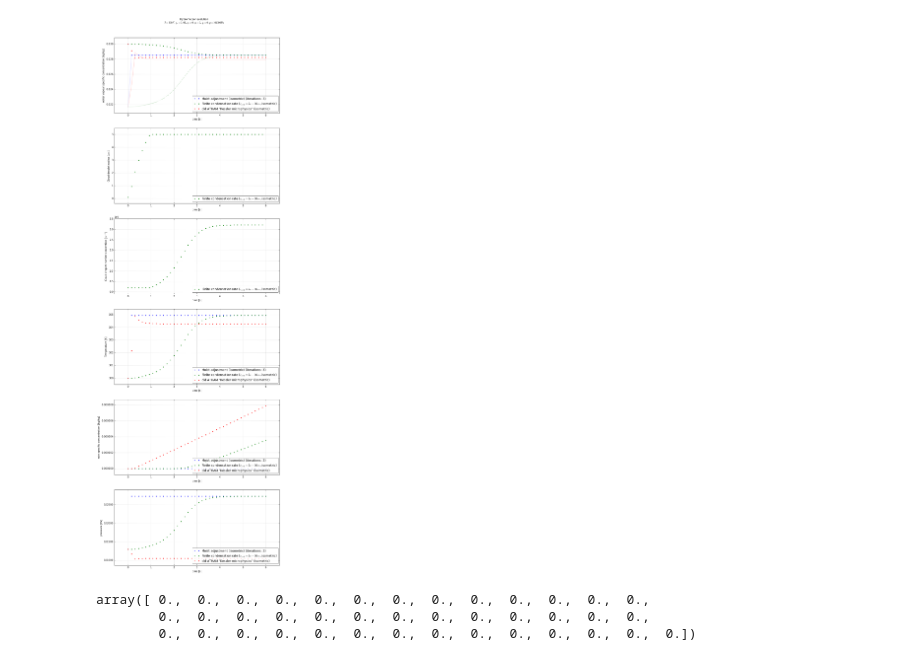
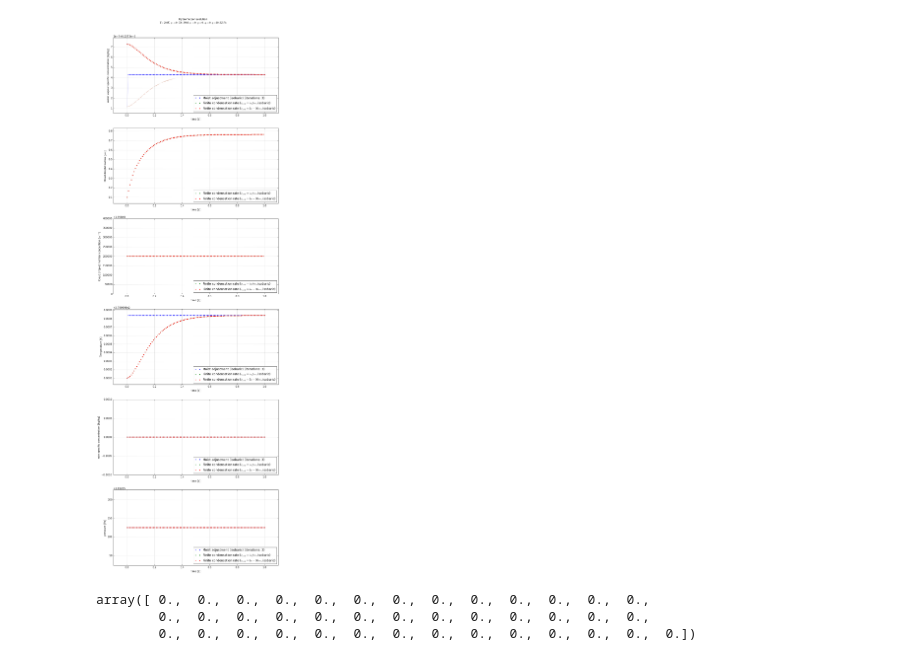
Before and after one commit to leifdenby/python-cloudmodel, a Jupyter notebook: pyclouds/notebooks/New droplet-formation model.ipynb, the cells around one changed output. Saved outputs shown, nothing was run; the diff lists cells and outputs as text; code cells hidden in the pictures.

```diff
--- a/pyclouds/notebooks/New droplet-formation model.ipynb
+++ b/pyclouds/notebooks/New droplet-formation model.ipynb
@@ -10,33 +10,52 @@ from pyclouds.common import Var, ATHAM_constants
 from pyclouds.plotting import plot_hydrometeor_evolution
 from unified_microphysics import constants as um_constants
 # %%
+constants = default_constants
+
 initial_condition = np.zeros((Var.NUM))
-initial_condition[Var.q_v] = 3.0e-2
+
+
+T0 = 280.
+p0 = 101325.
+initial_condition[Var.T] = T0
+initial_condition[Var.p] = p0 # [Pa]
+
+qv_sat0 = parameterisations.ParametersationsWithSpecificConstants(constants=constants).pv_sat.qv_sat(T=T0, p=p0)
+super_saturation = 0.01
+qv0 = (100. + super_saturation)/100.*qv_sat0
+
+t_ = np.linspace(0., 1.0, 100)
+
+initial_condition[Var.q_v] = qv0
 initial_condition[Var.q_l] = 0.0e-2
 
-initial_condition[Var.T] = 300.
-initial_condition[Var.p] = 101300. # [Pa]
+SolverClass = odespy.Euler
 
-t_ = np.linspace(0., 6., 40)
 
-SolverClass = odespy.Euler
-constants = ATHAM_constants
+kw = dict(constants=constants)
+kw['model_constraint'] = 'isobaric'
 
 solutions = []
 #solutions.append(microphysics_model.integrate(initial_condition=initial_condition, t=t_, p0=p0))
-solutions.append(cloud_microphysics.MoistAdjustmentMicrophysics(constants=constants).integrate(initial_condition=initial_condition, t=t_, iterations=3))
+solutions.append(cloud_microphysics.MoistAdjustmentMicrophysics(**kw).integrate(initial_condition=initial_condition, t=t_, iterations=3))
 #solutions.append(cloud_microphysics.MoistAdjustmentMicrophysics(constants=constants, model_constraint='isobaric').integrate(initial_condition=initial_condition, t=t_, iterations=3))
 
-sol_fcond = cloud_microphysics.FiniteCondensationTimeMicrophysics(constants=constants).integrate(initial_condition=initial_condition, t=t_, SolverClass=SolverClass)
+sol_fcond = cloud_microphysics.FiniteCondensationTimeMicrophysics(r_crit=np.inf, **kw).integrate(initial_condition=initial_condition, t=t_, SolverClass=SolverClass)
 solutions.append(sol_fcond)
-solutions.append(cloud_microphysics.OldATHAMKesslerFortran().integrate(initial_condition=initial_condition, t=t_))
+
+sol_fcond = cloud_microphysics.FiniteCondensationTimeMicrophysics(**kw).integrate(initial_condition=initial_condition, t=t_, SolverClass=SolverClass)
+solutions.append(sol_fcond)
+
+#sol_fcond = cloud_microphysics.FiniteCondensationTimeMicrophysics(constants=constants).integrate(initial_condition=initial_condition, t=t_, SolverClass=SolverClass)
+#solutions.append(sol_fcond)
+#solutions.append(cloud_microphysics.OldATHAMKesslerFortran().integrate(initial_condition=initial_condition, t=t_))
 
 
 
 #sol2.plot()
 plot = plot_hydrometeor_evolution(solutions, variables=['q_v', 'r_c', 'Nc', 'T', 'q_r', 'p'], initial_condition=initial_condition)
 # %% [output]
-[figure, old version]
+[figure, new version]
 # %%
 sol_fcond.F[:,Var.r]
 # %% [output]
```
Also changed, not shown: parts of 2 cells of this notebook, 7 other files.
